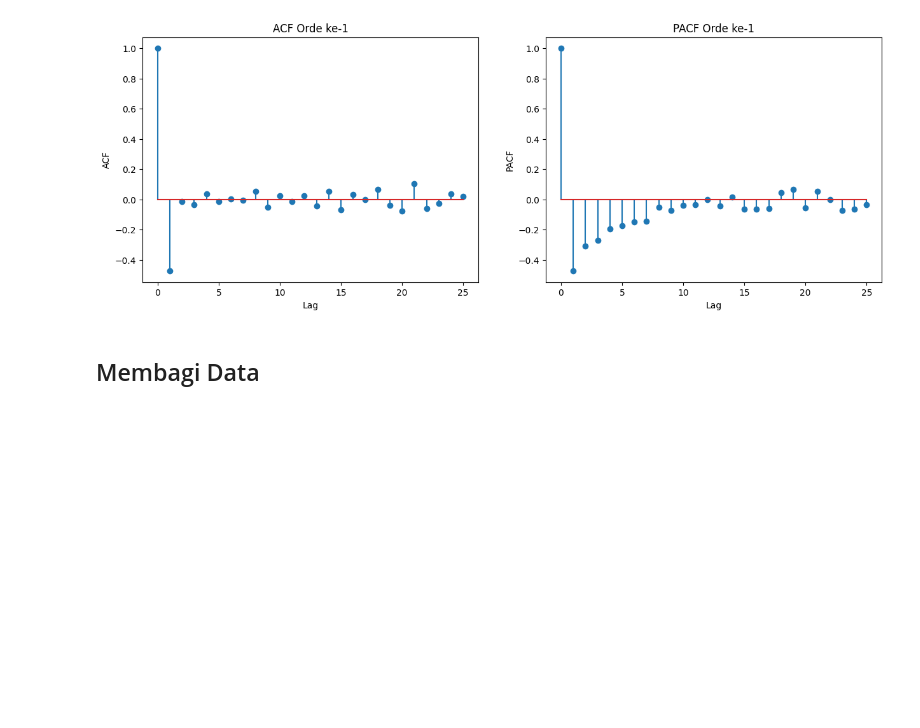
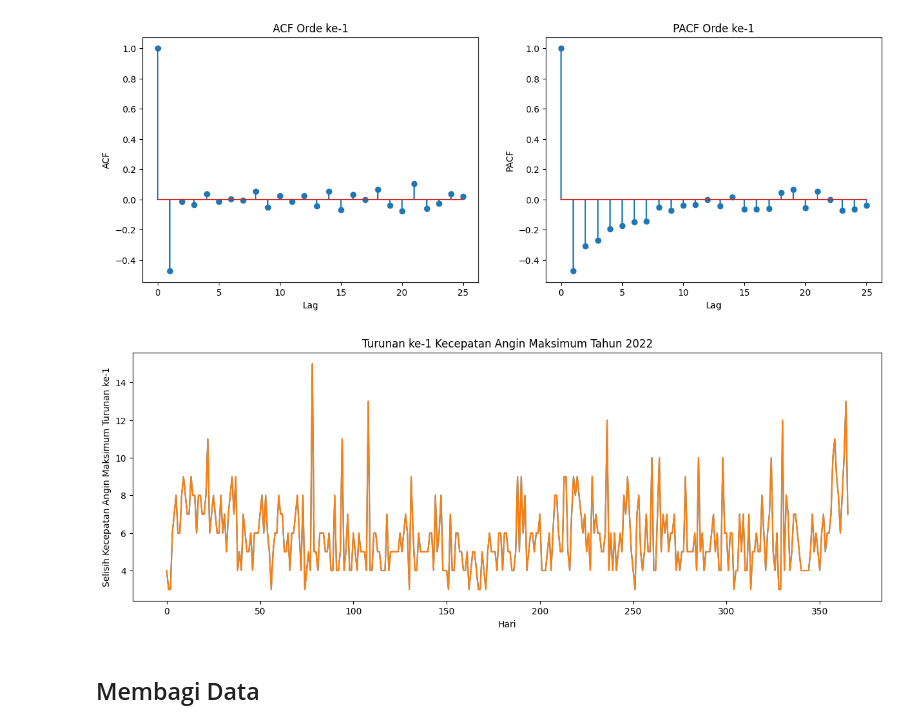
Before and after one commit to shamankares/prediksi-kecepatan-angin-TPI-ARIMA, a Jupyter notebook: Prediksi Kecepatan Angin Maksimal Tanjungpinang.ipynb, the cells around one changed output. Saved outputs shown, nothing was run; the diff lists cells and outputs as text; code cells hidden in the pictures; blank space fills up the shorter version.

```diff
--- a/Prediksi Kecepatan Angin Maksimal Tanjungpinang.ipynb
+++ b/Prediksi Kecepatan Angin Maksimal Tanjungpinang.ipynb
@@ -218,9 +361,11 @@ Name: kecepatan_maksimum, dtype: float64
 # Konversi tipe data kolom tanggal menjadi tipe data datetime
 df_kecepatan_angin['tanggal'] = pd.to_datetime(df_kecepatan_angin['tanggal'], dayfirst=True)
 # %%
+kecepatan_angin = df_kecepatan_angin['kecepatan_maksimum']
+
 # Plot dataset
 fig, ax = plt.subplots(figsize=(15, 5))
-plt.plot(df_kecepatan_angin['kecepatan_maksimum'])
+plt.plot(kecepatan_angin)
 
 ax.set_xlabel('Hari')
 ax.set_ylabel('Kecepatan Angin Maksimum')
@@ -274,5 +440,5 @@ Berdasarkan grafik tersebut, karena tidak ada menunjukkan pola _cut off_, maka d
 # %%
-kecepatan_angin_orde_1 = df_kecepatan_angin['kecepatan_maksimum'].diff().dropna()
+kecepatan_angin_orde_1 = kecepatan_angin - kecepatan_angin.shift().fillna(method='bfill')
 
 # Plot dataset turunan ke-1
 fig, ax = plt.subplots(figsize=(15, 5))
@@ -309,6 +475,28 @@ ax[1].set_title('PACF Orde ke-1')
 plt.show()
 # %% [output]
 [figure]
+# %%
+forecast = []
+
+### START CODE HERE
+for time in range(len(kecepatan_angin) - 30):
+    forecast.append(kecepatan_angin[time:time + 30].mean())
+
+# Conver to a numpy array
+np_forecast = np.array(forecast)
+
+# Plot dataset turunan ke-1
+fig, ax = plt.subplots(figsize=(15, 5))
+plt.plot(np.array(kecepatan_angin))
+plt.plot(kecepatan_angin_orde_1 + kecepatan_angin.shift().fillna(method='backfill'))
+
+ax.set_xlabel('Hari')
+ax.set_ylabel('Selisih Kecepatan Angin Maksimum Turunan ke-1')
+ax.set_title('Turunan ke-1 Kecepatan Angin Maksimum Tahun 2022')
+
+plt.show()
+# %% [output]
+[figure, added]
 # %% [markdown]
 ## Membagi Data
 # %% [markdown]
```
Also changed, not shown: parts of 15 cells of this notebook.
